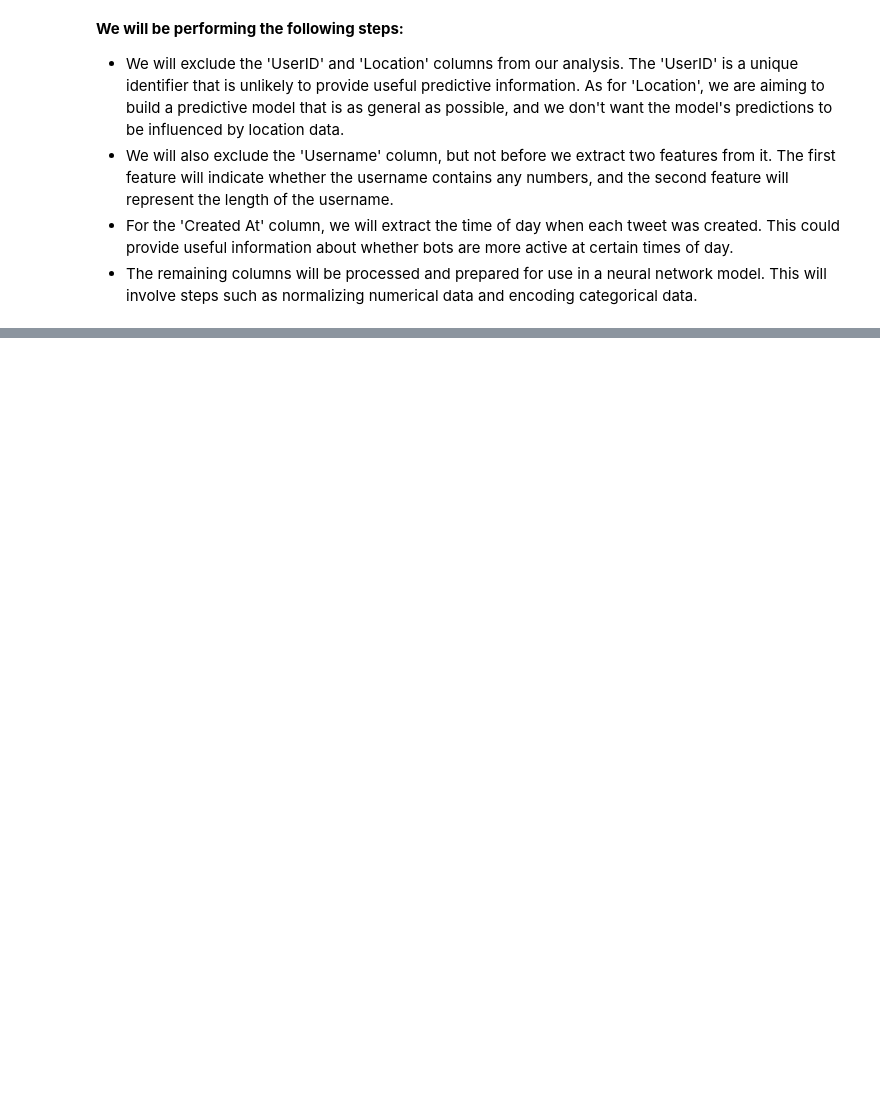
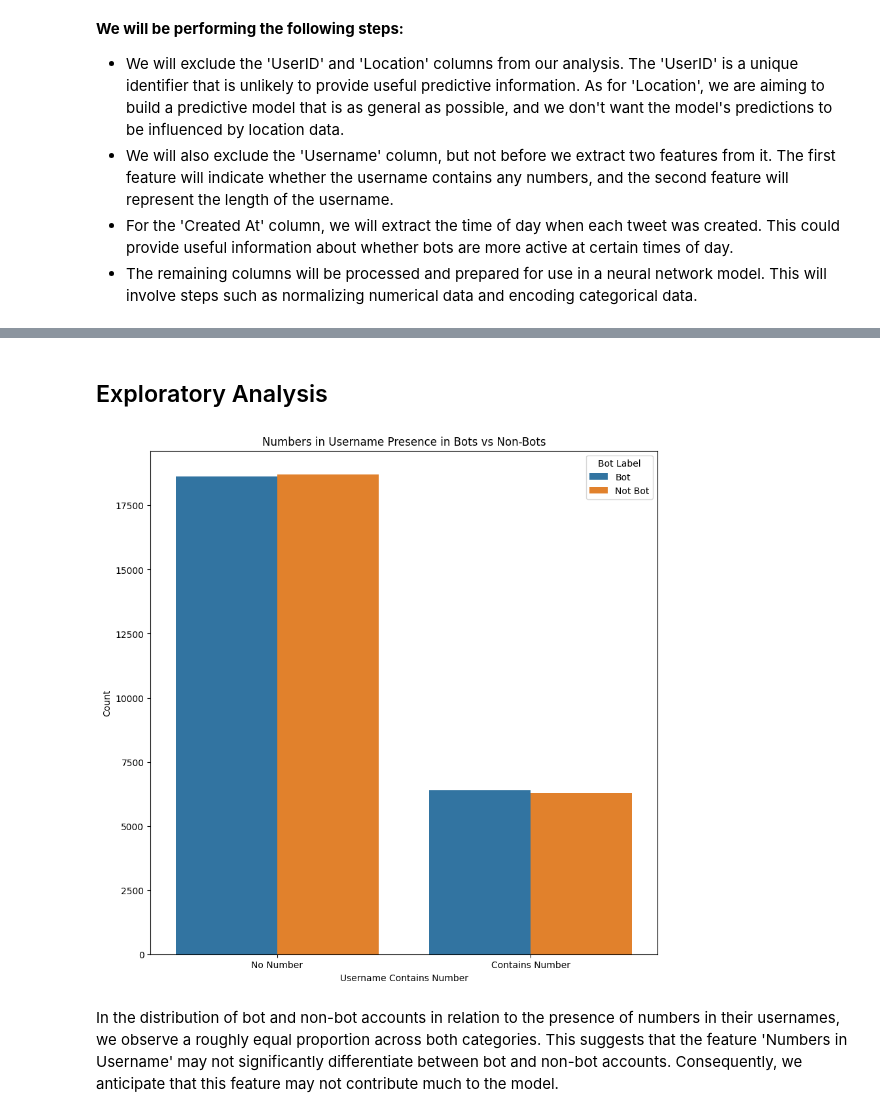
Before and after one commit to Luciano-C/Twitter-Bot-Detection-Neural-Network, a Jupyter notebook: twitter_bot_detection.ipynb, the cells around one changed output, grey strips where cells are left out. Drawn from its saved outputs; the diff is of its cells as text; code cells hidden in the pictures; blank space fills up the shorter version.

Commit message:
Start of exploratory analysis

```diff
--- a/twitter_bot_detection.ipynb
+++ b/twitter_bot_detection.ipynb
@@ -78,0 +102,21 @@ twitter_data.head()
+# %%
+# Removing the Username column
+twitter_data.drop(columns=['Username'], axis=1, inplace=True)
+# %%
+# Getting the time of the day represented as decimal from Created At
+
+# Converting the Created At column from Object to Datetime
+twitter_data['Created At'] = pd.to_datetime(twitter_data['Created At'])
+
+# Extract the hour of the day and minute of the hour
+hours = twitter_data['Created At'].dt.hour
+minutes = twitter_data['Created At'].dt.minute
+
+# Creating new column with decimals representation
+twitter_data['Time of Day'] = hours + minutes / 60
+# %%
+# Removing the Created At column
+twitter_data.drop(columns=['Created At'], axis=1, inplace=True)
+# %%
+# Reordering the columns
+twitter_data = twitter_data[['Numbers in Username', 'Username Length', 'Tweet', 'Retweet Count', 'Mention Count', 'Follower Count', 'Verified', 'Time of Day', 'Hashtags', 'Bot Label']].copy()
@@ -78,0 +132,18 @@ twitter_data.head()
+# %% [markdown]
+## Exploratory Analysis
+# %%
+# Create a temporary DataFrame for visualization
+df_temp = twitter_data.copy()
+df_temp['Numbers in Username'] = df_temp['Numbers in Username'].map({True: 'Contains Number', False: 'No Number'})
+df_temp['Bot Label'] = df_temp['Bot Label'].map({1: 'Bot', 0: 'Not Bot'})
+
+plt.figure(figsize=(10, 10))
+sns.countplot(x='Numbers in Username', hue='Bot Label', data=df_temp)
+plt.title('Numbers in Username Presence in Bots vs Non-Bots')
+plt.xlabel('Username Contains Number')
+plt.ylabel('Count')
+plt.show()
+# %% [output]
+[figure, added]
+# %% [markdown]
+In the distribution of bot and non-bot accounts in relation to the presence of numbers in their usernames, we observe a roughly equal proportion across both categories. This suggests that the feature 'Numbers in Username' may not significantly differentiate between bot and non-bot accounts. Consequently, we anticipate that this feature may not contribute much to the model.
```
Also changed, not shown: parts of 6 cells of this notebook.
